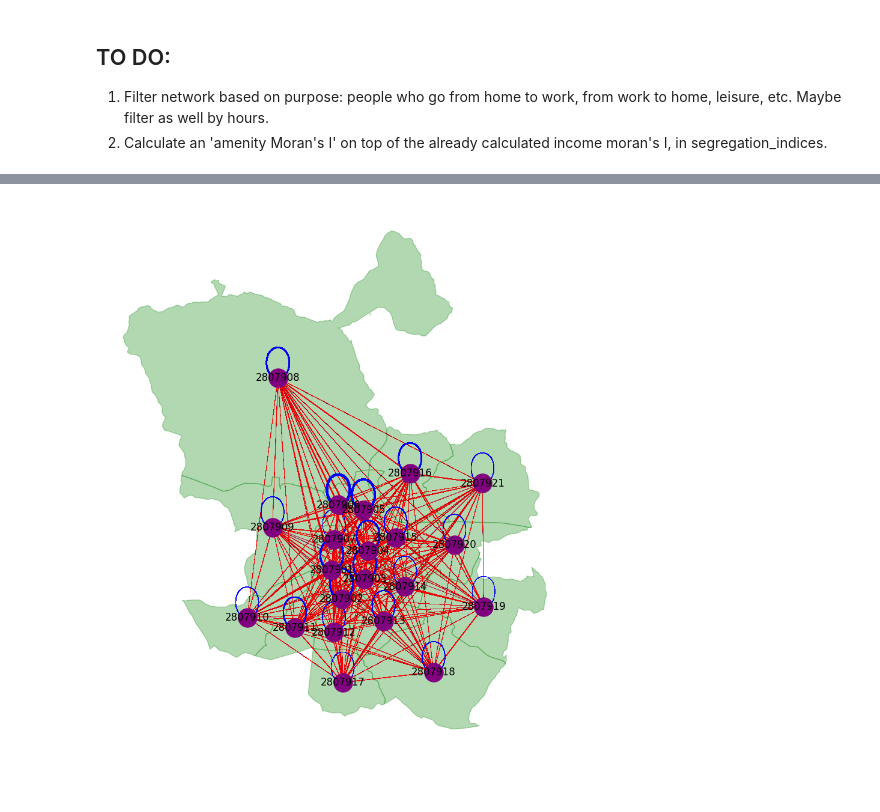
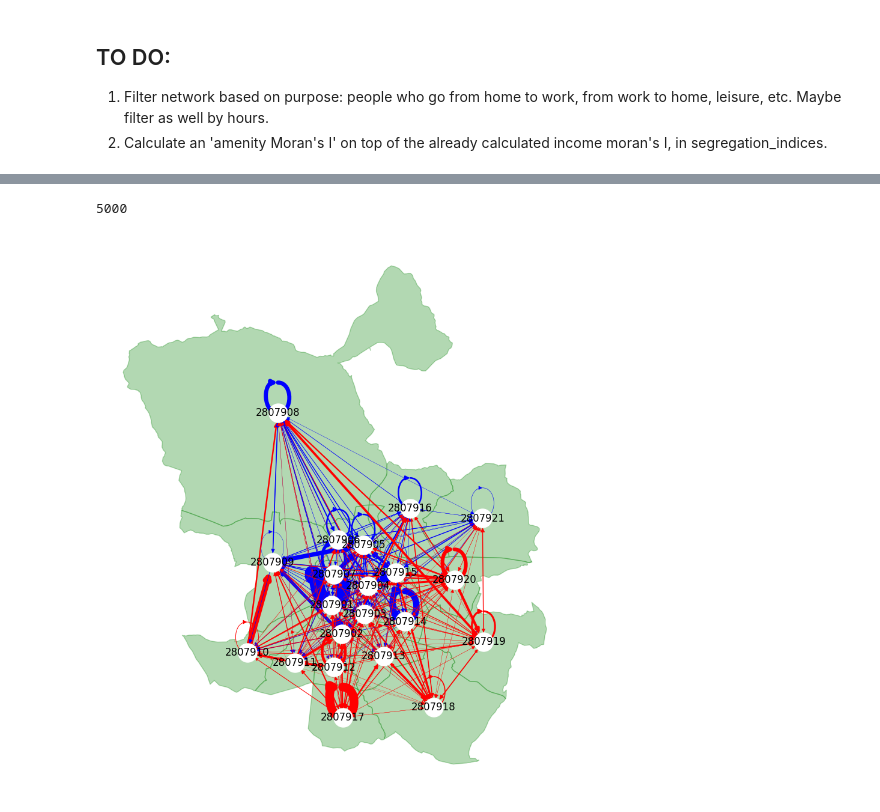
Before and after one commit to carobs9/thesis_project, a Jupyter notebook: mobility_data/graphs_test.ipynb, the cells around one changed output, grey strips where cells are left out. Cells and saved outputs as stored; diff of their text form; code cells hidden in the pictures.

Commit message:
testing graph

```diff
--- a/mobility_data/graphs_test.ipynb
+++ b/mobility_data/graphs_test.ipynb
@@ -20,26 +20,25 @@ import networkx as nx
 import matplotlib.pyplot as plt
 from shapely.geometry import Polygon
 import geopandas as gpd
+import matplotlib.pyplot as plt
+from sklearn.model_selection import train_test_split
 
 geometria_dir = cfg.GEOMETRIA_DATA
 personas_dir = cfg.PERSONAS_DATA
 viajes_dir = cfg.VIAJES_DATA
 
 # FIXME: Read more about DtypeWarning and fix
-viajes_1_2_3 = open_gz(viajes_dir / 'basicos_distritos_viajes_202406', [0,1,2]) # substracting all trips in all districts of Spain during day 1st, 2nd and 3rd of June
-
+viajes_1_2_3 = open_gz(viajes_dir / 'basicos_distritos_viajes_202406', [18]) # substracting all trips in all districts of Spain during day 1st, 2nd and 3rd of June
 viajes_1 = viajes_1_2_3[0] # accessing the first stored day (June 1st)
-
 madrid_1 = filter_district(viajes_1, '28079')
 
-fodechinchos = madrid_1[madrid_1['actividad_origen']=='casa']
-
-#NOTE: The residence of the users in the MITMA data is not by district, but by province.
+# NOTE: The residence of the users in the MITMA data is not by district, but by province.
 # This could be a problem as I am trying to understand how people from different districts move.
 # As a solution, I could filter to only use ‘origen’ == casa or ‘destino’==casa in the districts of Madrid.
 # This way, I could make sure that I am taking a look at those records of people who actually live in a specific district in Madrid.
 # The problem is that the mobility would be very limited to those trips either coming from or going home.
-filtered_df = madrid_1.loc[(madrid_1['actividad_origen'] == 'casa') | (madrid_1['actividad_destino'] == 'casa')]
+home_trips = madrid_1.loc[(madrid_1['actividad_origen'] == 'casa') | (madrid_1['actividad_destino'] == 'casa')]
+filtered_df, _ = train_test_split(home_trips, train_size=5000, stratify=home_trips['renta'], random_state=42) # selecting a balanced sample
 # %%
 # Step 1: Load the GeoJSON file
 gdf = gpd.read_file('/Users/caro/Desktop/thesis_project/mobility_data/ZONIFICACION/distritos/madrid_gdf.geojson')  # Load your GeoJSON file into a GeoDataFrame
@@ -54,12 +107,16 @@ for idx, row in gdf.iterrows():
+# %%
+len(filtered_df)
+# %% [output]
+5000
 # %%
 def define_graph_gender(df, weight_column):
     # filters to plot -- the edge color will change based on these filters
-    attr1 = df[df['sexo'] == 'hombre']
-    attr2 = df[df['sexo'] == 'mujer']
+    attr1 = df[df['renta'] == '>15']
+    attr2 = df[df['renta'] == '10-15']
     # print("Hombres edges:", len(attr1))
     # print("Mujeres edges:", len(attr2))
 
-    G = nx.MultiGraph()
+    G = nx.DiGraph()
     # add edges with attribute 1
     for idx, row in attr1.iterrows():
         G.add_edge(row['origen'], row['destino'], weight=row[weight_column], type='attr1')
@@ -83,22 +140,19 @@ def set_art(G):
             edge_colors.append('red')   # attr2 edges will be red
 
         # Set edge width based on the number of trips (weight)
-        edge_widths.append(data['weight'] / 85)  # Scale down weight for visualization purposes
+        edge_widths.append(data['weight'] / 15)  # Scale down weight for visualization purposes
 
     return edge_colors, edge_widths
 
 def plot_graph_and_background(G, pos, edge_colors, edge_widths, node_size, node_color, background, alpha):
 
     fig, ax = plt.subplots(figsize=(10, 15))
-
     background.plot(ax=ax, color='green', edgecolor='green', alpha=alpha)
-
     nx.draw(G, pos=pos, with_labels=True, edge_color=edge_colors, width=edge_widths, node_size=node_size, node_color=node_color, ax=ax)
-
     plt.show()
 # %%
 G = define_graph_gender(filtered_df, 'viajes')
 edge_colors, edge_widths = set_art(G)
-plot_graph_and_background(G, positions, edge_colors, edge_widths, 500, 'purple', gdf, 0.3)
+plot_graph_and_background(G, positions, edge_colors, edge_widths, 500, 'white', gdf, 0.3)
 # %% [output]
-[figure, old version]
+[figure, new version]
```
Also changed, not shown: parts of 9 cells of this notebook.
